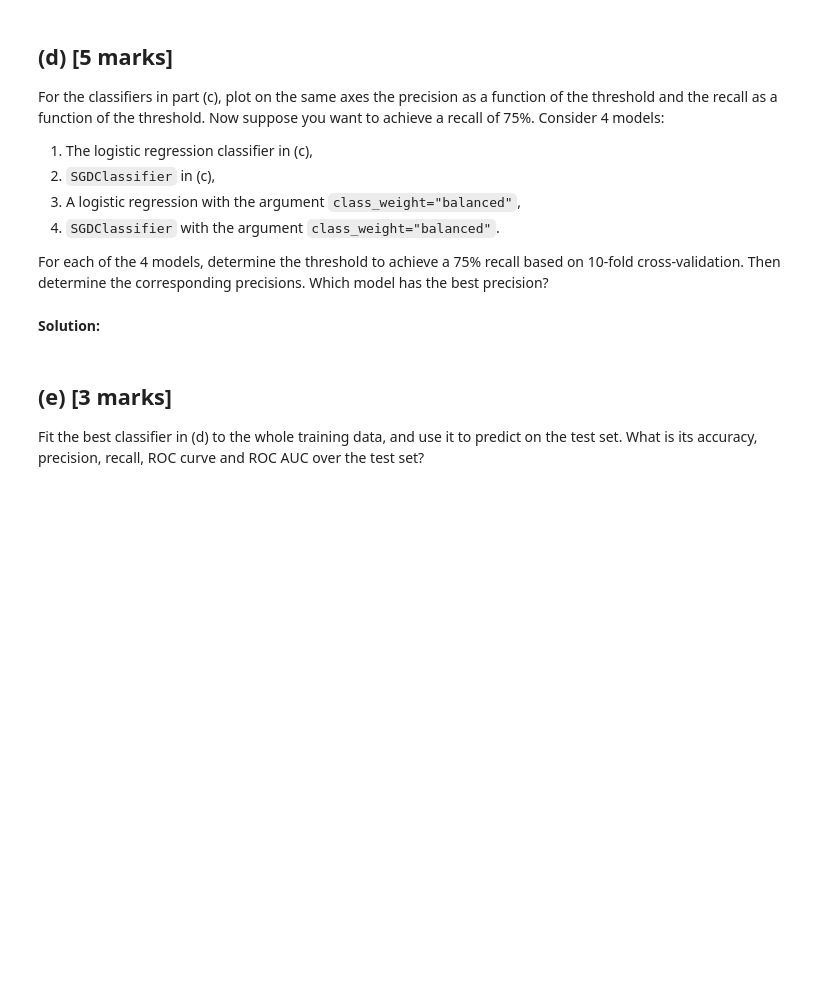
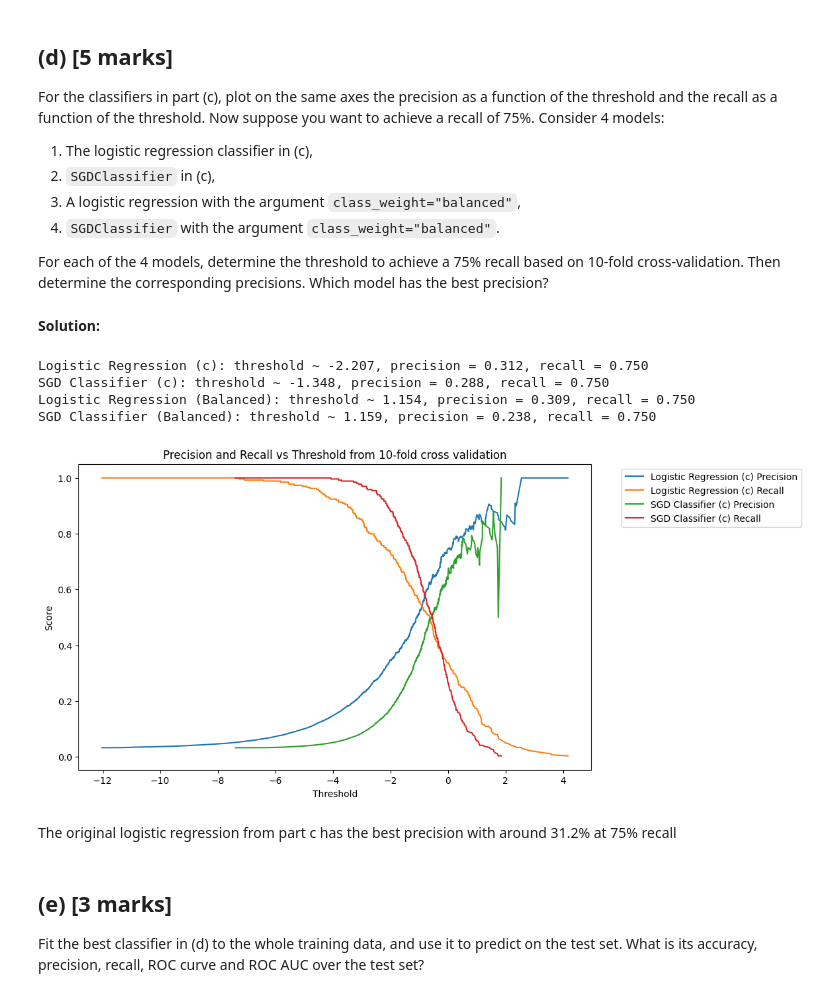
Before and after one commit to tchiu04/CFRM-421, a Jupyter notebook: Homework1-1.ipynb, the cells around one changed output. Saved outputs shown, nothing was run; the diff lists cells and outputs as text; code cells hidden in the pictures; blank space fills up the shorter version.

```diff
--- a/Homework1-1.ipynb
+++ b/Homework1-1.ipynb
@@ -637,0 +710,9 @@ Train a logistic regression classifier and a `SGDClassifier`, and then using 10-
+# %%
+c_values = [0.001, 0.01, 0.1, 1, 10, 100]
+roc_auc_scores_c = {}
+
+for c in c_values:
+    log_reg = LogisticRegression(C=c, random_state=42, max_iter=1000)
+    auc_scores = cross_val_predict(log_reg, X_train_processed, y_train, cv=10, method="predict_proba")[:,1]
+    roc_auc_scores_c[c] = roc_auc_score(y_train, auc_scores)
+    print(f"C={c}, Mean ROC AUC={roc_auc_scores_c[c]:.4f}")
@@ -647,6 +735,67 @@ For the classifiers in part (c), plot on the same axes the precision as a functi
 For each of the 4 models, determine the threshold to achieve a 75% recall based on 10-fold cross-validation. Then determine the corresponding precisions. Which model has the best precision?
 # %% [markdown]
 **Solution:**
+# %%
+import itertools
+from sklearn.metrics import precision_recall_curve
+
+X_np = X_train_processed.toarray() if hasattr(X_train_processed, "toarray") else X_train_processed
+
+log_reg_balanced = LogisticRegression(class_weight="balanced", random_state=42)
+log_reg_balanced.fit(X_train_processed, y_train)
+
+sgd_clf_balanced = SGDClassifier(class_weight="balanced", random_state=42)
+sgd_clf_balanced.fit(X_train_processed, y_train)
+
+models = {
+    "Logistic Regression (c)": log_reg,
+    "SGD Classifier (c)": sgd_clf,
+    "Logistic Regression (Balanced)": log_reg_balanced,
+    "SGD Classifier (Balanced)": sgd_clf_balanced
+}
+
+result ={}
+
+for name, model in models.items():
+    if("log" in name):
+      scores = cross_val_predict(model, X_np, y_train_bin, cv=10, method="decision_function")
+    else:
+      scores = cross_val_predict(model, X_np, y_train_bin, cv=10, method="decision_function")
+
+    precisions, recalls, thresholds = precision_recall_curve(y_train_bin, scores)
+    precisions = precisions[:-1]
+    recalls = recalls[:-1]
+    idx = np.argmin(np.abs(recalls - 0.75))
+    result[name] = {
+        "threshold": thresholds[idx],
+        "precision": precisions[idx],
+        "recall": recalls[idx],
+        "thresholds": thresholds,
+        "precision_curve": precisions,
+        "recall_curve": recalls
+    }
+
+for name, res in result.items():
+    print(f"{name}: threshold ~ {res['threshold']:.3f}, precision = {res['precision']:.3f}, recall = {res['recall']:.3f}")
+
+plt.figure(figsize=(10,6))
+for name, res in itertools.islice(result.items(), 2):
+  plt.plot(res["thresholds"], res["precision_curve"], label=f"{name} Precision")
+  plt.plot(res["thresholds"], res["recall_curve"], label=f"{name} Recall")
+
+plt.xlabel("Threshold")
+plt.ylabel("Score")
+plt.title("Precision and Recall vs Threshold from 10-fold cross validation")
+plt.legend(bbox_to_anchor = (1.05, 1),loc = "upper left")
+plt.show()
+# %% [output]
+Logistic Regression (c): threshold ~ -2.207, precision = 0.312, recall = 0.750
+SGD Classifier (c): threshold ~ -1.348, precision = 0.288, recall = 0.750
+Logistic Regression (Balanced): threshold ~ 1.154, precision = 0.309, recall = 0.750
+SGD Classifier (Balanced): threshold ~ 1.159, precision = 0.238, recall = 0.750
+[figure, added]
+# %% [markdown]
+The original logistic regression from part c has the best precision with around 31.2% at 75% recall
 # %% [markdown]
 ## (e) [3 marks]
 
```
Also changed, not shown: parts of 7 cells of this notebook.
